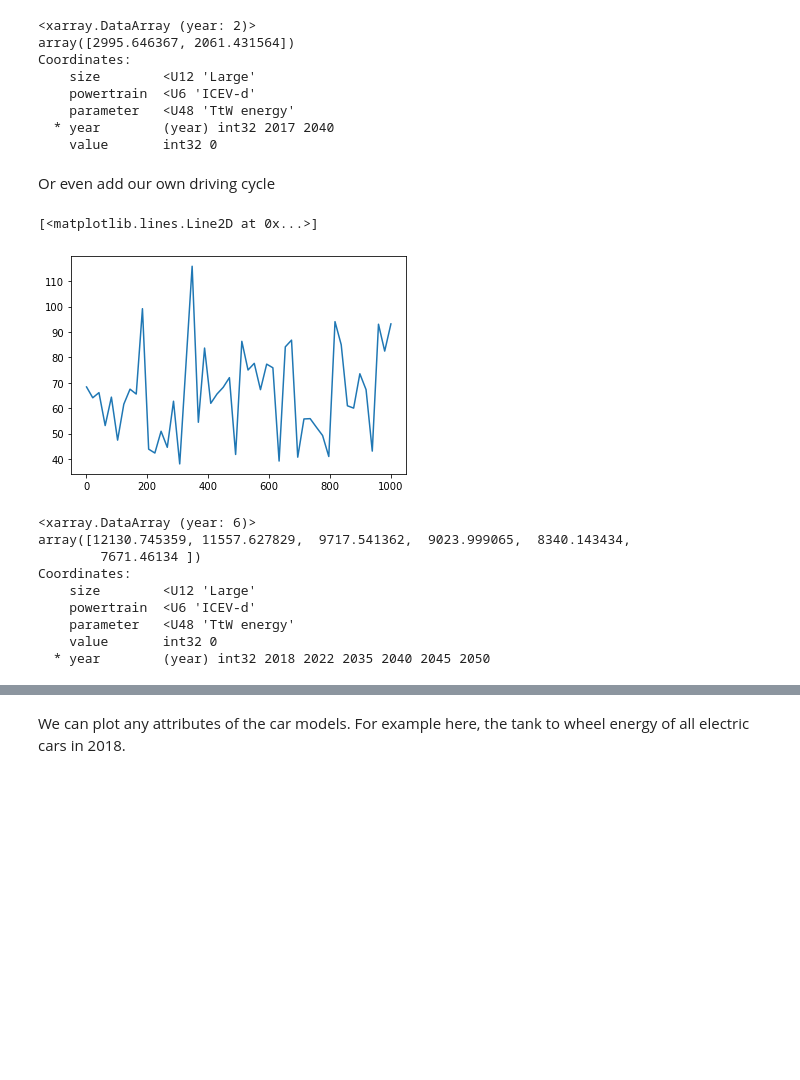
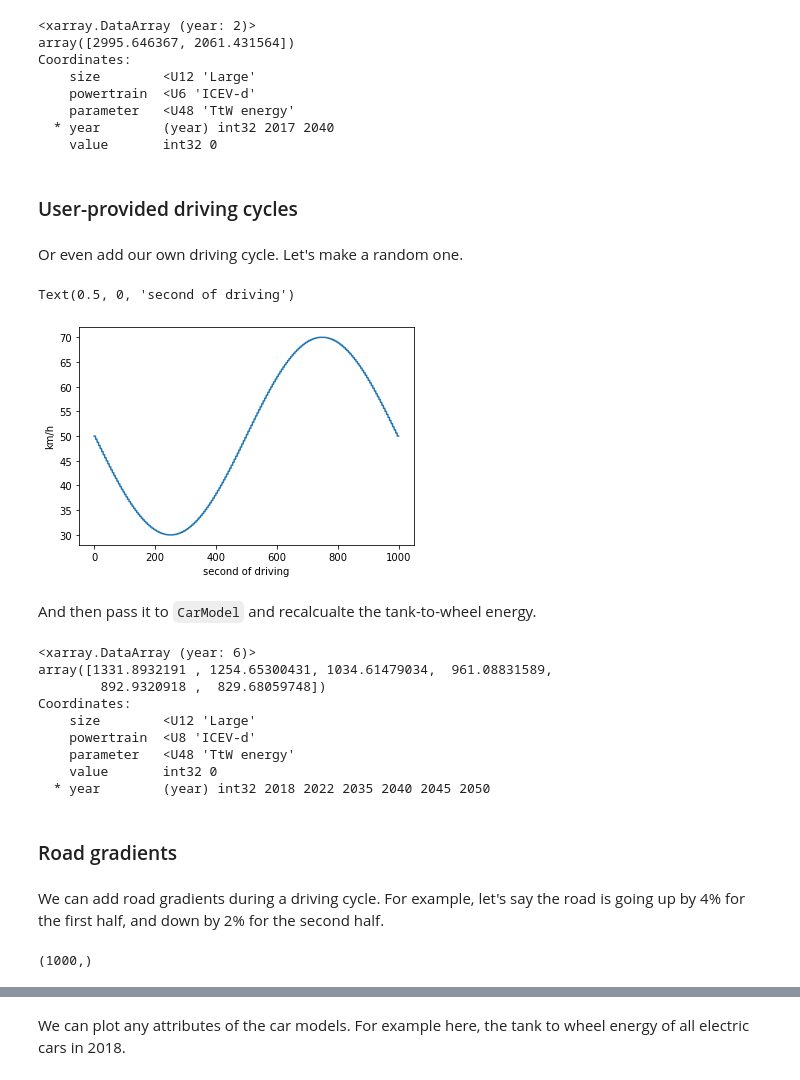
Before and after one commit to romainsacchi/carculator, a Jupyter notebook: examples/Examples.ipynb, the cells around one changed output, grey strips where cells are left out. Saved outputs shown, nothing was run; the diff lists cells and outputs as text; code cells hidden in the pictures; blank space fills up the shorter version.

```diff
--- a/examples/Examples.ipynb
+++ b/examples/Examples.ipynb
@@ -201,30 +228,49 @@ Coordinates:
     parameter   <U48 'TtW energy'
   * year        (year) int32 2017 2040
     value       int32 0
+# %% [markdown]
+### User-provided driving cycles
 # %% [markdown]
-Or even add our own driving cycle
+Or even add our own driving cycle. Let's make a random one.
 # %%
 import numpy as np
 import matplotlib.pyplot as plt
-x = np.linspace(1, 1000)
-def f(x):
-    return np.sin(x) + np.random.normal(scale=20, size=len(x)) + 70
-plt.plot(x, f(x))
+x = np.linspace(-np.pi, np.pi, 200)
+cycle = np.sin(x)*20 + 50
+cycle = np.repeat(cycle, 5)
+plt.plot(np.arange(0,1000), cycle)
+
+plt.ylabel('km/h')
+plt.xlabel('second of driving')
 # %% [output]
-[<matplotlib.lines.Line2D at 0x...>]
+Text(0.5, 0, 'second of driving')
-[figure, old version]
+[figure, new version]
+# %% [markdown]
+And then pass it to `CarModel` and recalcualte the tank-to-wheel energy.
 # %%
-cycle = f(x)
 cm = CarModel(array, cycle=cycle)
 cm.set_all()
 cm.array.sel(powertrain='ICEV-d', size='Large', value=0, parameter='TtW energy')
 # %% [output]
 <xarray.DataArray (year: 6)>
-array([12130.745359, 11557.627829,  9717.541362,  9023.999065,  8340.143434,
-        7671.46134 ])
+array([1331.8932191 , 1254.65300431, 1034.61479034,  961.08831589,
+        892.9320918 ,  829.68059748])
 Coordinates:
     size        <U12 'Large'
-    powertrain  <U6 'ICEV-d'
+    powertrain  <U8 'ICEV-d'
     parameter   <U48 'TtW energy'
     value       int32 0
   * year        (year) int32 2018 2022 2035 2040 2045 2050
+# %% [markdown]
+### Road gradients
+# %% [markdown]
+We can add road gradients during a driving cycle. For example, let's say the road is going up by 4% for the first half, and down by 2% for the second half.
+# %%
+velocity = (cycle * 1000) / 3600 # go from km/h to m/s
+
+x = np.array([.04,-.02])
+z = np.repeat(x, (velocity.shape[0]/2))
+# We have our z vectorm which has the same size as the driving cycle we previously made up.
+z.shape
+# %% [output]
+(1000,)
```
Also changed, not shown: parts of 36 cells of this notebook, 8 other files.
